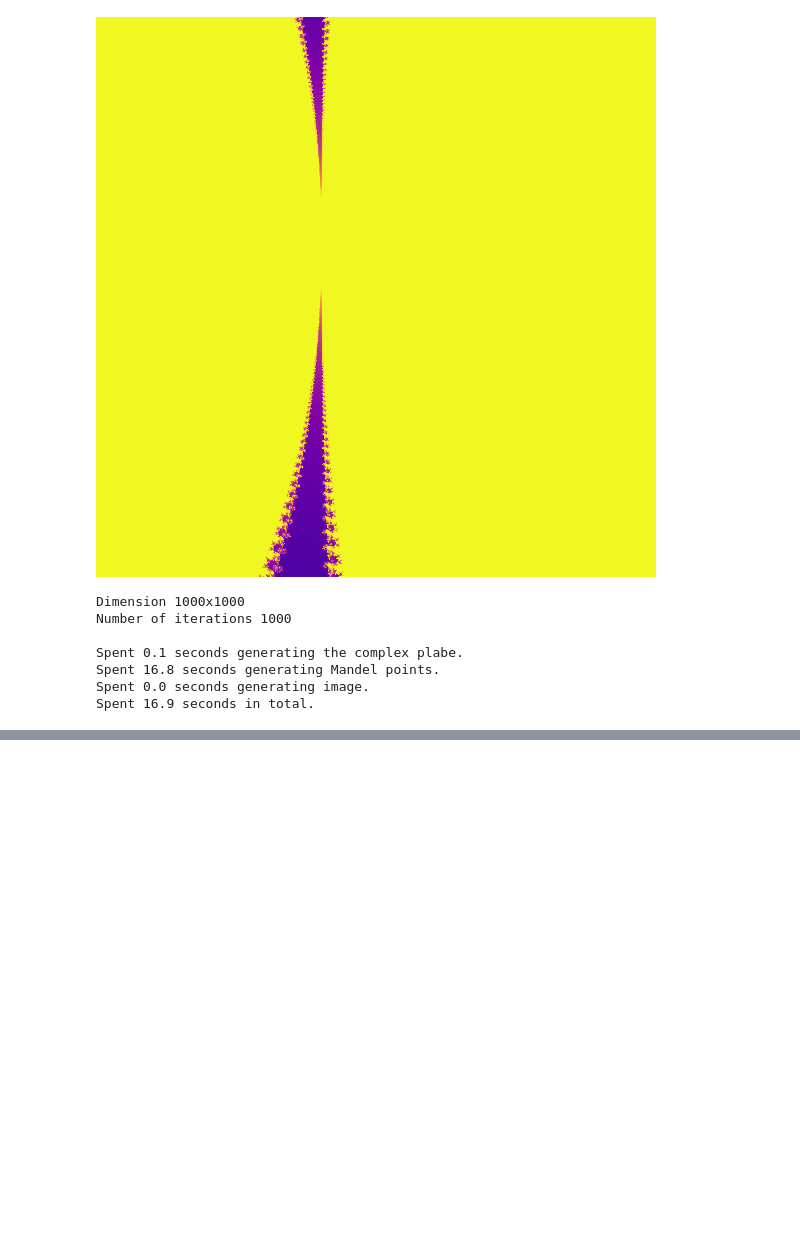
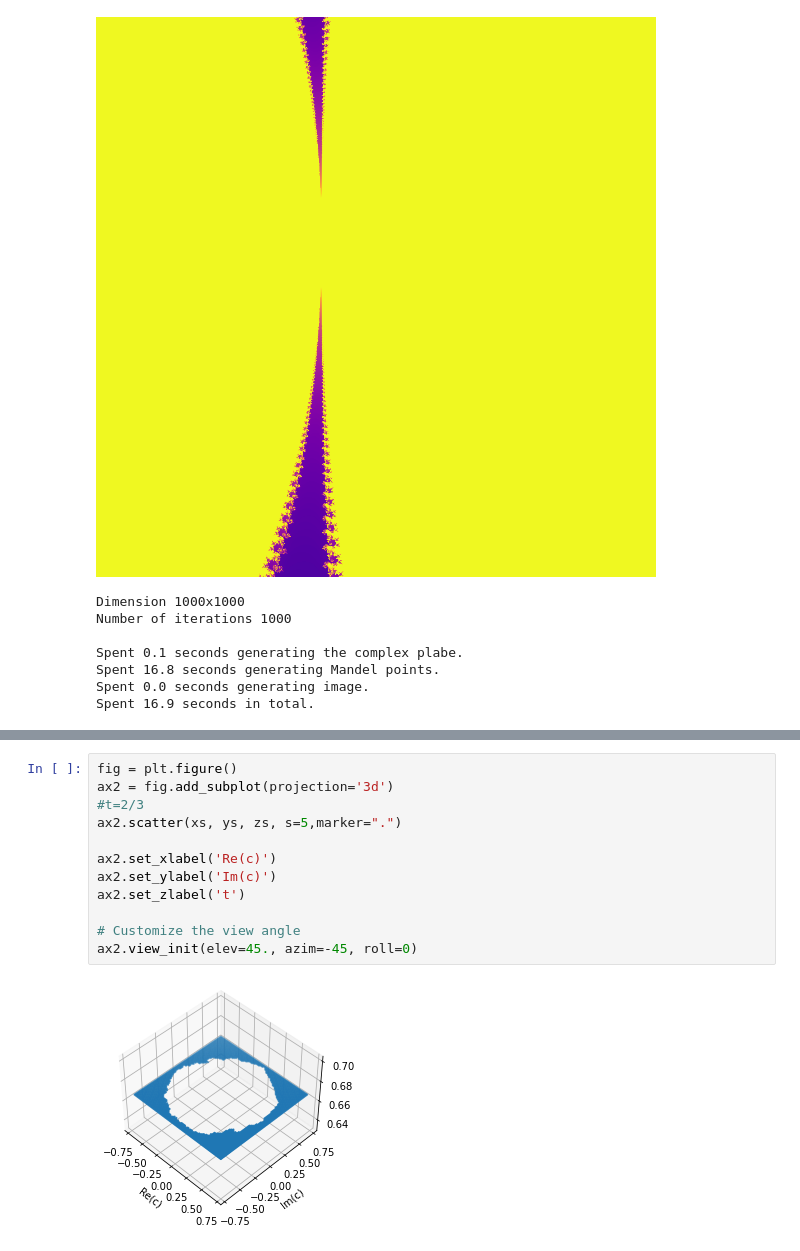
Before and after one commit to SilvestriStefano/coreEntropy_neighborIFS, a Jupyter notebook: scripts/Generating_plots.ipynb, the cells around one changed output, grey strips where cells are left out. Drawn from its saved outputs; the diff is of its cells as text; blank space fills up the shorter version.

```diff
--- a/scripts/Generating_plots.ipynb
+++ b/scripts/Generating_plots.ipynb
@@ -212,0 +323,14 @@ Spent 86.396 seconds in total.
+# %%
+fig = plt.figure()
+ax2 = fig.add_subplot(projection='3d')
+#t=2/3
+ax2.scatter(xs, ys, zs, s=5,marker=".")
+
+ax2.set_xlabel('Re(c)')
+ax2.set_ylabel('Im(c)')
+ax2.set_zlabel('t')
+
+# Customize the view angle
+ax2.view_init(elev=45., azim=-45, roll=0)
+# %% [output]
+[figure, added]
```
Also changed, not shown: parts of 7 cells of this notebook.
